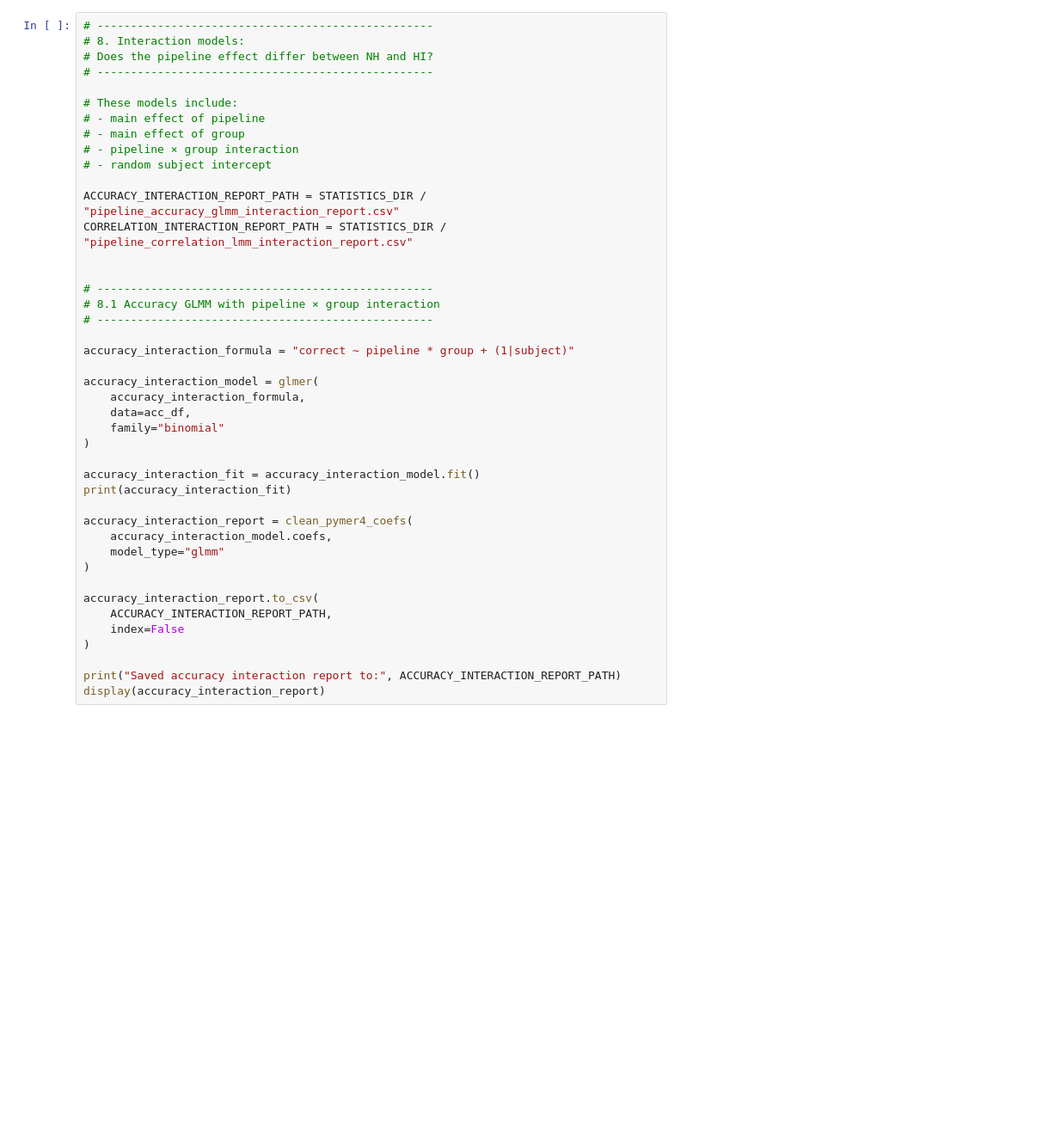
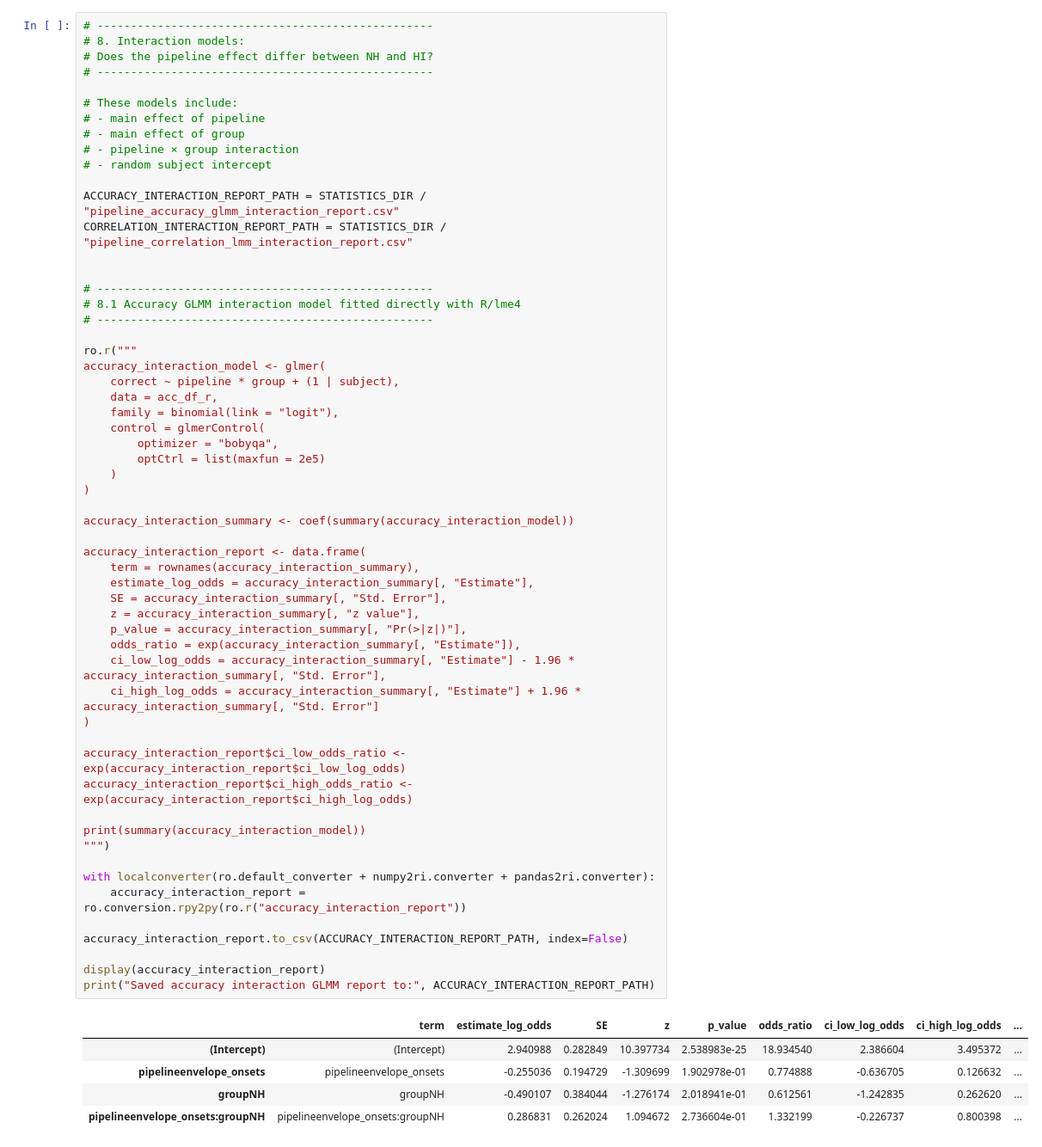
Before and after one commit to FionaWennberg/AAD_Fagprojekt_v2, a Jupyter notebook: statistics1/pipeline_comparison_statistics.ipynb, the cells around one changed output. Shown at 86% size. Saved outputs shown, nothing was run; the diff lists cells and outputs as text; blank space fills up the shorter version.

Commit message:
Statistics comparison results of the two models

```diff
--- a/statistics1/pipeline_comparison_statistics.ipynb
+++ b/statistics1/pipeline_comparison_statistics.ipynb
@@ -325,43 +556,63 @@ The interaction term answers whether adding onsets changes performance different
 # %%
 # --------------------------------------------------
 # 8. Interaction models:
 # Does the pipeline effect differ between NH and HI?
 # --------------------------------------------------
 
 # These models include:
 # - main effect of pipeline
 # - main effect of group
 # - pipeline × group interaction
 # - random subject intercept
 
 ACCURACY_INTERACTION_REPORT_PATH = STATISTICS_DIR / "pipeline_accuracy_glmm_interaction_report.csv"
 CORRELATION_INTERACTION_REPORT_PATH = STATISTICS_DIR / "pipeline_correlation_lmm_interaction_report.csv"
 
 
 # --------------------------------------------------
-# 8.1 Accuracy GLMM with pipeline × group interaction
+# 8.1 Accuracy GLMM interaction model fitted directly with R/lme4
 # --------------------------------------------------
 
-accuracy_interaction_formula = "correct ~ pipeline * group + (1|subject)"
-
-accuracy_interaction_model = glmer(
-    accuracy_interaction_formula,
-    data=acc_df,
-    family="binomial"
+ro.r("""
+accuracy_interaction_model <- glmer(
+    correct ~ pipeline * group + (1 | subject),
+    data = acc_df_r,
+    family = binomial(link = "logit"),
+    control = glmerControl(
+        optimizer = "bobyqa",
+        optCtrl = list(maxfun = 2e5)
+    )
 )
 
-accuracy_interaction_fit = accuracy_interaction_model.fit()
-print(accuracy_interaction_fit)
+accuracy_interaction_summary <- coef(summary(accuracy_interaction_model))
 
-accuracy_interaction_report = clean_pymer4_coefs(
-    accuracy_interaction_model.coefs,
-    model_type="glmm"
+accuracy_interaction_report <- data.frame(
+    term = rownames(accuracy_interaction_summary),
+    estimate_log_odds = accuracy_interaction_summary[, "Estimate"],
+    SE = accuracy_interaction_summary[, "Std. Error"],
+    z = accuracy_interaction_summary[, "z value"],
+    p_value = accuracy_interaction_summary[, "Pr(>|z|)"],
+    odds_ratio = exp(accuracy_interaction_summary[, "Estimate"]),
+    ci_low_log_odds = accuracy_interaction_summary[, "Estimate"] - 1.96 * accuracy_interaction_summary[, "Std. Error"],
+    ci_high_log_odds = accuracy_interaction_summary[, "Estimate"] + 1.96 * accuracy_interaction_summary[, "Std. Error"]
 )
 
-accuracy_interaction_report.to_csv(
-    ACCURACY_INTERACTION_REPORT_PATH,
-    index=False
-)
+accuracy_interaction_report$ci_low_odds_ratio <- exp(accuracy_interaction_report$ci_low_log_odds)
+accuracy_interaction_report$ci_high_odds_ratio <- exp(accuracy_interaction_report$ci_high_log_odds)
 
-print("Saved accuracy interaction report to:", ACCURACY_INTERACTION_REPORT_PATH)
+print(summary(accuracy_interaction_model))
+""")
+
+with localconverter(ro.default_converter + numpy2ri.converter + pandas2ri.converter):
+    accuracy_interaction_report = ro.conversion.rpy2py(ro.r("accuracy_interaction_report"))
+
+accuracy_interaction_report.to_csv(ACCURACY_INTERACTION_REPORT_PATH, index=False)
+
 display(accuracy_interaction_report)
+print("Saved accuracy interaction GLMM report to:", ACCURACY_INTERACTION_REPORT_PATH)
+# %% [output]
+|  | term | estimate_log_odds | SE | z | p_value | odds_ratio | ci_low_log_odds | ci_high_log_odds | ... |
+| (Intercept) | (Intercept) | 2.940988 | 0.282849 | 10.397734 | 2.538983e-25 | 18.934540 | 2.386604 | 3.495372 | ... |
+| pipelineenvelope_onsets | pipelineenvelope_onsets | -0.255036 | 0.194729 | -1.309699 | 1.902978e-01 | 0.774888 | -0.636705 | 0.126632 | ... |
+| groupNH | groupNH | -0.490107 | 0.384044 | -1.276174 | 2.018941e-01 | 0.612561 | -1.242835 | 0.262620 | ... |
+| pipelineenvelope_onsets:groupNH | pipelineenvelope_onsets:groupNH | 0.286831 | 0.262024 | 1.094672 | 2.736604e-01 | 1.332199 | -0.226737 | 0.800398 | ... |
```
Also changed, not shown: parts of 9 cells of this notebook, 5 other files.
